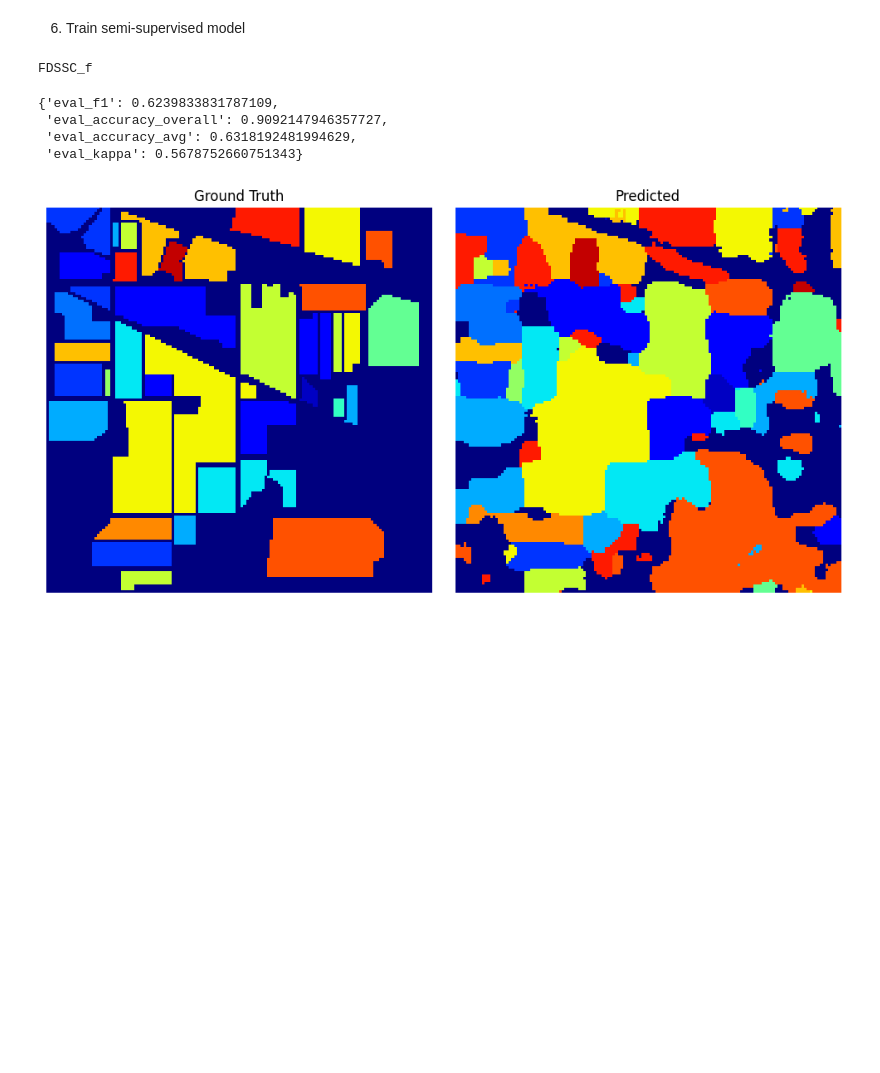
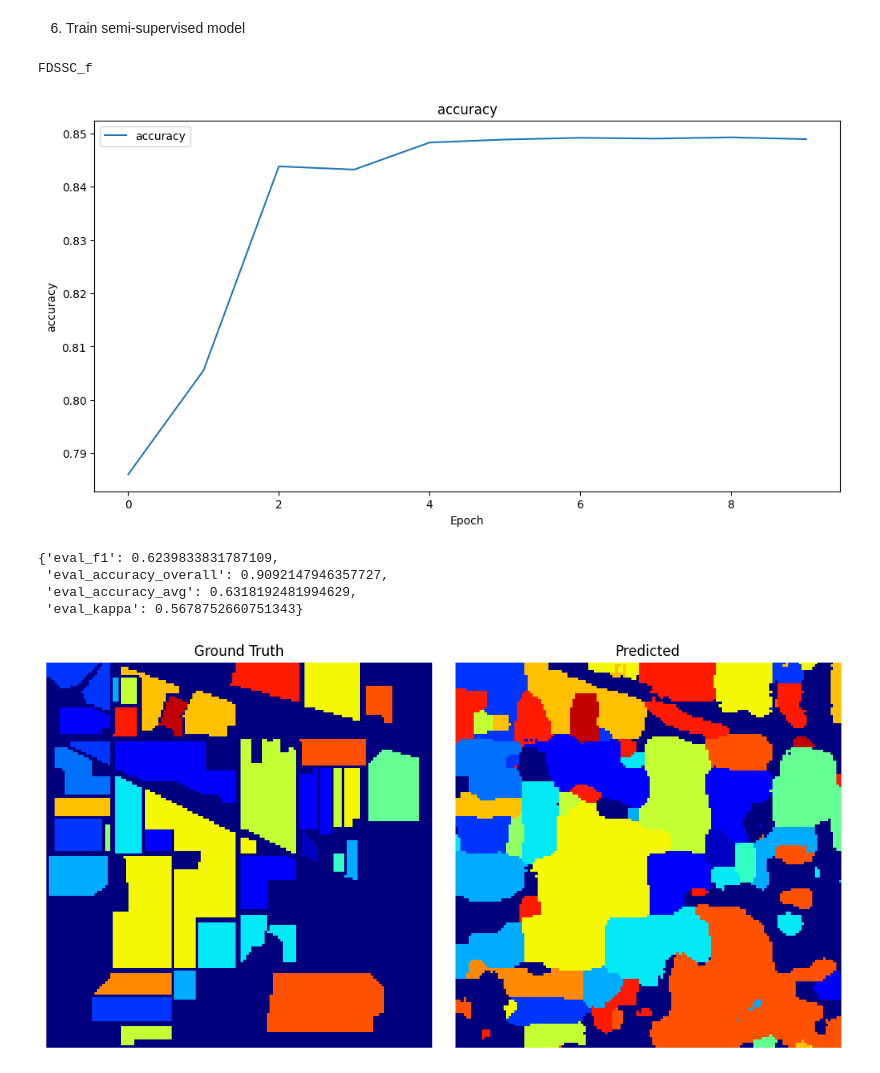
Before and after one commit to melalex/hsi-classification-playground, a Jupyter notebook: notebooks/6-05-democratic-co-learning.ipynb, the cells around one changed output. Drawn from its saved outputs; the diff is of its cells as text; code cells hidden in the pictures; blank space fills up the shorter version.

```diff
--- a/notebooks/6-05-democratic-co-learning.ipynb
+++ b/notebooks/6-05-democratic-co-learning.ipynb
@@ -459,3 +356,7 @@ history, co_learned = co_learning.fit(
+# %%
+plot_epoch_generic([it["eval_accuracy_overall"] for it in history], desc="accuracy")
+# %% [output]
+[figure, added]
 # %%
 validation_result = co_learning.validate(co_learned, full_loader)
 
```
Also changed, not shown: parts of 3 cells of this notebook.
